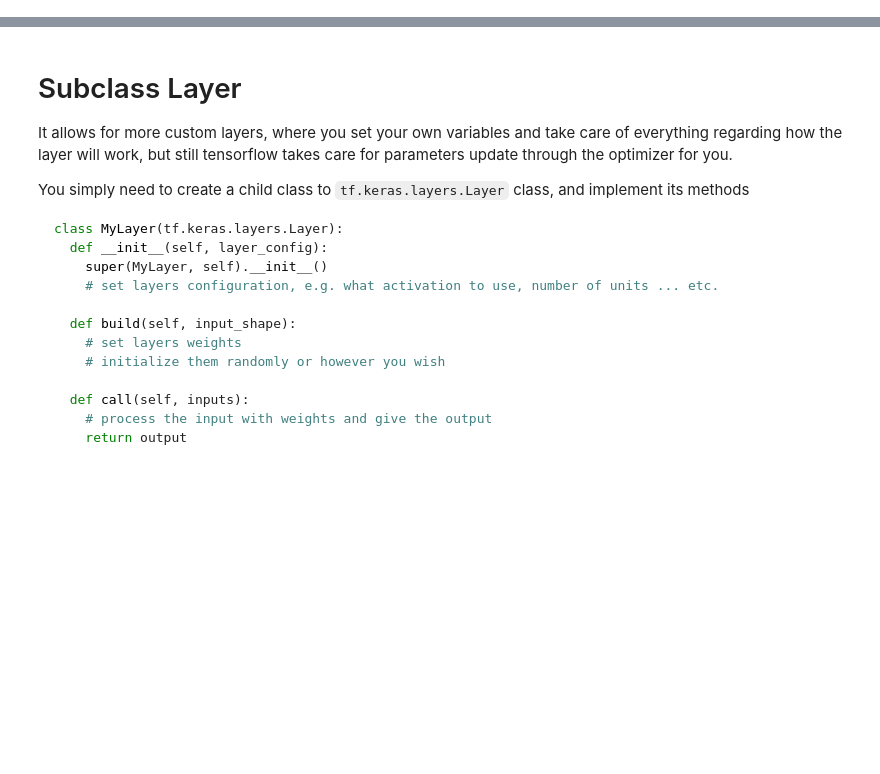
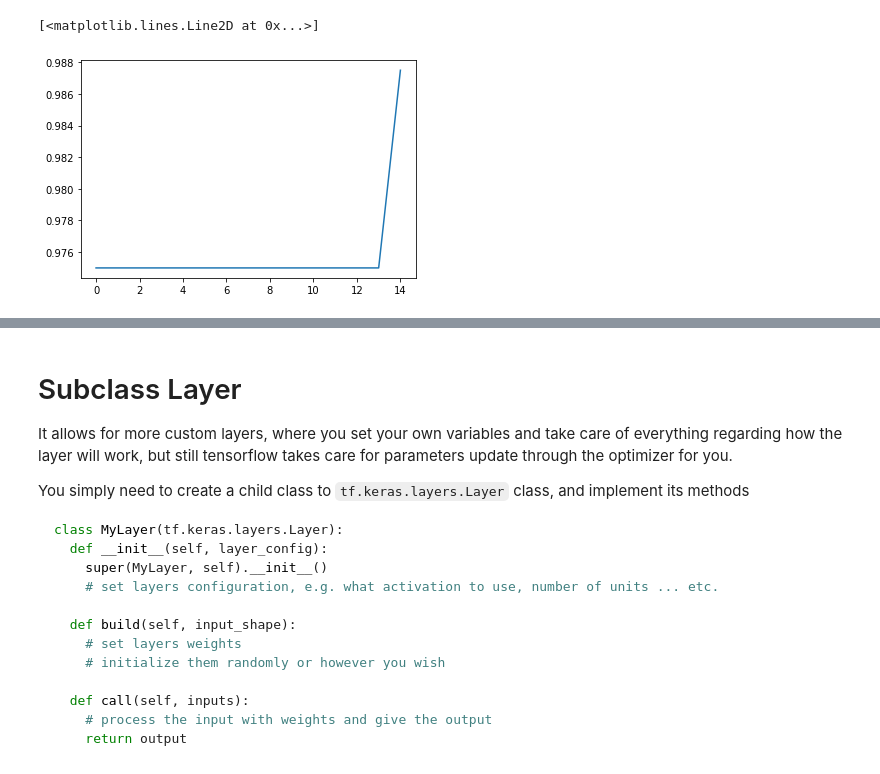
Before and after one commit to aim97/Neural-networks, a Jupyter notebook: Tensorflow/custom-layer.ipynb, the cells around one changed output, grey strips where cells are left out. Drawn from its saved outputs; the diff is of its cells as text; code cells hidden in the pictures; blank space fills up the shorter version.

```diff
--- a/Tensorflow/custom-layer.ipynb
+++ b/Tensorflow/custom-layer.ipynb
@@ -35,0 +56,16 @@ x = Lambda(my_abs)(x)
+# %%
+# create the simplest model, we will create a lambda layer that applies activation
+# to the output of previous linear layer
+
+model = tf.keras.Sequential([
+  Dense(1),
+  Lambda(tf.keras.activations.sigmoid),
+])
+# %%
+model.compile(
+  optimizer='adam',
+  loss='binary_crossentropy',
+  metrics=['accuracy'],
+)
+# %%
+history = model.fit(x, y, epochs=15, batch_size=1, validation_split=0.2)
@@ -35,0 +95,5 @@ x = Lambda(my_abs)(x)
+# %%
+plt.plot(history.history['accuracy'], label='accuracy')
+# %% [output]
+[<matplotlib.lines.Line2D at 0x...>]
+[figure, added]
```
Also changed, not shown: parts of 7 cells of this notebook, 1 other file.
